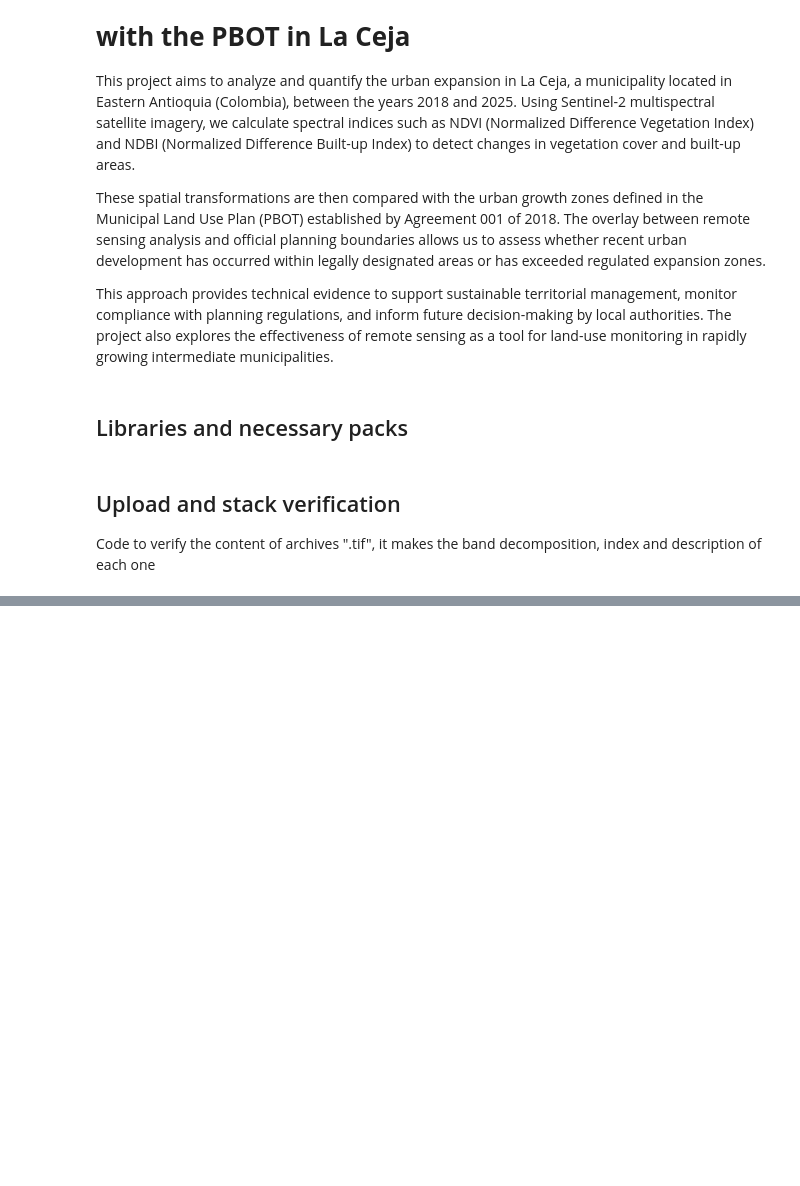
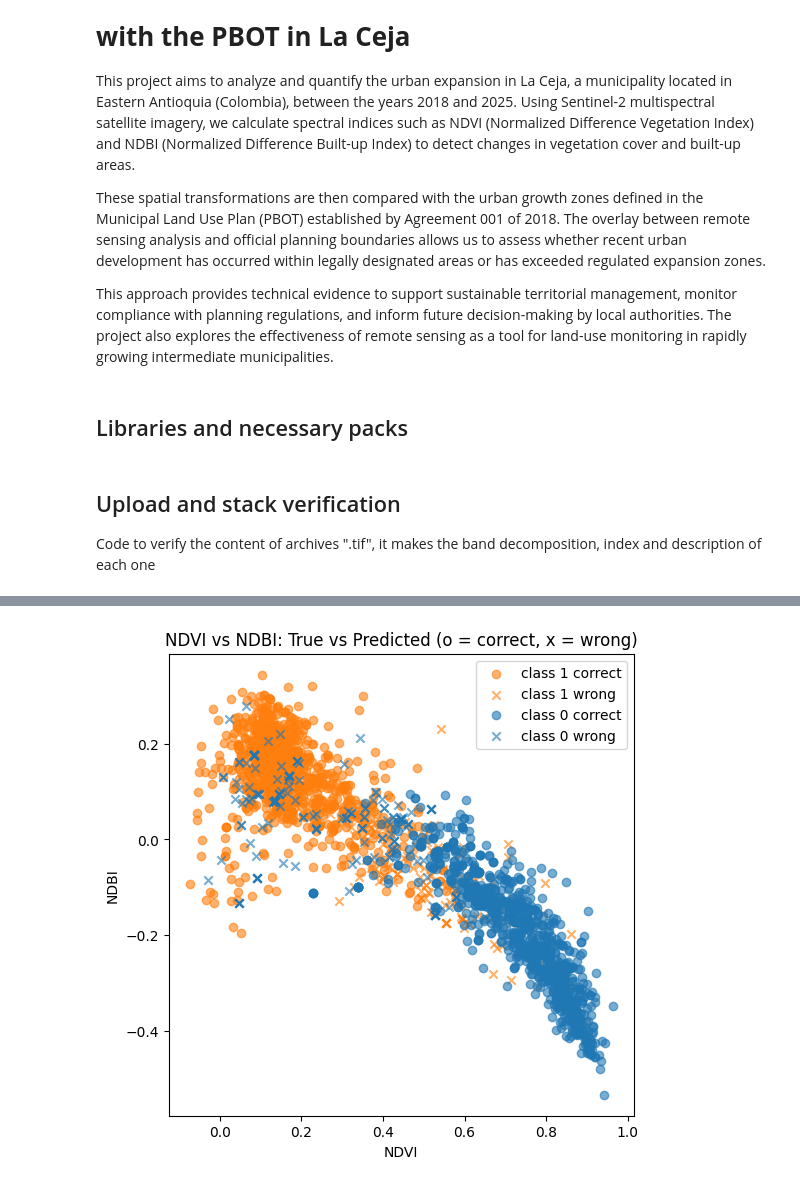
Before and after one commit to prm2419/Evaluacion_de_la_expansion_de_la_huella_urbana_en_La_Ceja_utilizando_aprendizaje_supervisado_y_teled, a Jupyter notebook: Code.ipynb, the cells around one changed output, grey strips where cells are left out. Saved outputs shown, nothing was run; the diff lists cells and outputs as text; code cells hidden in the pictures; blank space fills up the shorter version.

```diff
--- a/Code.ipynb
+++ b/Code.ipynb
@@ -319,0 +638,5 @@ In this case, the F1-scores for both class 0 and class 1 are around **0.84–0.8
+# %%
+y_pred = clf.predict(X_val)
+print("Accuracy (con mejores params):", accuracy_score(y_val, y_pred))
+print(confusion_matrix(y_val, y_pred))
+print(classification_report(y_val, y_pred))
@@ -319,0 +655,39 @@ In this case, the F1-scores for both class 0 and class 1 are around **0.84–0.8
+# %%
+import matplotlib.pyplot as plt
+
+# Prepare DataFrame with true labels and predictions
+df_vis = df_val.copy()
+df_vis['pred'] = y_pred
+
+plt.figure(figsize=(6,6))
+
+# Plot correct and incorrect points separately for each class
+for lab in df_vis['label'].unique():
+    sub = df_vis[df_vis['label'] == lab]
+    correct = sub[sub['label'] == sub['pred']]
+    wrong   = sub[sub['label'] != sub['pred']]
+
+    # Correct predictions as circles
+    plt.scatter(
+        correct['NDVI'], correct['NDBI'],
+        c='C0' if lab == 0 else 'C1',
+        marker='o',
+        label=f"class {lab} correct",
+        alpha=0.6
+    )
+    # Incorrect predictions as crosses
+    plt.scatter(
+        wrong['NDVI'], wrong['NDBI'],
+        c='C0' if lab == 0 else 'C1',
+        marker='x',
+        label=f"class {lab} wrong",
+        alpha=0.6
+    )
+
+plt.xlabel('NDVI')
+plt.ylabel('NDBI')
+plt.title('NDVI vs NDBI: True vs Predicted (o = correct, x = wrong)')
+plt.legend()
+plt.show()
+# %% [output]
+[figure, added]
```
Also changed, not shown: parts of 24 cells of this notebook.
